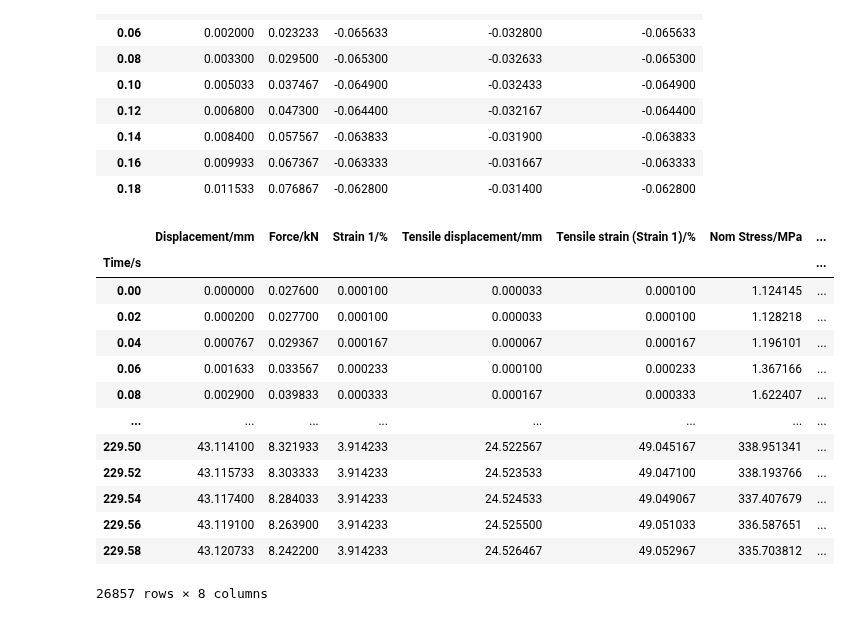
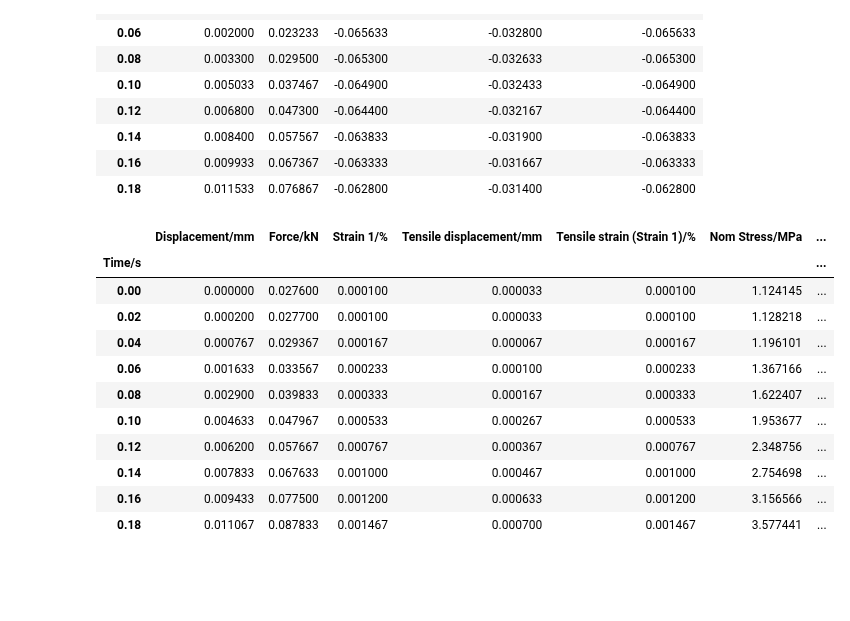
Before and after one commit to Thomas-J-Fish/II_Materials, a Jupyter notebook: P2_Plasticity/P2_analysis.ipynb, the cells around one changed output. Drawn from its saved outputs; the diff is of its cells as text; code cells hidden in the pictures; blank space fills up the shorter version.

```diff
--- a/P2_Plasticity/P2_analysis.ipynb
+++ b/P2_Plasticity/P2_analysis.ipynb
@@ -145,39 +145,37 @@ A_avg.head(10)
 # %%
 # Calculate true and engineering stress
 # Tensile sample dimensions
 
 # UPDATE
 l = 0.0856
 w = 0.0124
 h = 0.00198
 
 A_avg['Nom Stress/MPa'] = A_avg['Force/kN'] / ((w*h) * 1e3)
 B_avg['Nom Stress/MPa'] = B_avg['Force/kN'] / ((w*h) * 1e3)
 S_avg['Nom Stress/MPa'] = S_avg['Force/kN'] / ((w*h) * 1e3)
 
-A_avg['True Stress/MPa'] = A_avg['Nom Stress/MPa'] * (1 + (A_avg['Strain 1/%']/100))
-B_avg['True Stress/MPa'] = B_avg['Nom Stress/MPa'] * (1 + (B_avg['Strain 1/%']/100))
-S_avg['True Stress/MPa'] = S_avg['Nom Stress/MPa'] * (1 + (S_avg['Strain 1/%']/100))
+A_avg['True Stress/MPa'] = A_avg['Nom Stress/MPa'] * (1 + (A_avg['Tensile strain (Strain 1)/%']/100))
+B_avg['True Stress/MPa'] = B_avg['Nom Stress/MPa'] * (1 + (B_avg['Tensile strain (Strain 1)/%']/100))
+S_avg['True Stress/MPa'] = S_avg['Nom Stress/MPa'] * (1 + (S_avg['Tensile strain (Strain 1)/%']/100))
 
-A_avg['True Strain/%'] = np.log(1 + (A_avg['Strain 1/%']/100)) * 100
-B_avg['True Strain/%'] = np.log(1 + (B_avg['Strain 1/%']/100)) * 100
-S_avg['True Strain/%'] = np.log(1 + (S_avg['Strain 1/%']/100)) * 100
+A_avg['True Strain/%'] = np.log(1 + (A_avg['Tensile strain (Strain 1)/%']/100)) * 100
+B_avg['True Strain/%'] = np.log(1 + (B_avg['Tensile strain (Strain 1)/%']/100)) * 100
+S_avg['True Strain/%'] = np.log(1 + (S_avg['Tensile strain (Strain 1)/%']/100)) * 100
 
-S_avg.head(-10)
+S_avg.head(10)
 # %% [output]
 |  | Displacement/mm | Force/kN | Strain 1/% | Tensile displacement/mm | Tensile strain (Strain 1)/% | Nom Stress/MPa | ... |
 | Time/s |  |  |  |  |  |  | ... |
 | 0.00 | 0.000000 | 0.027600 | 0.000100 | 0.000033 | 0.000100 | 1.124145 | ... |
 | 0.02 | 0.000200 | 0.027700 | 0.000100 | 0.000033 | 0.000100 | 1.128218 | ... |
 | 0.04 | 0.000767 | 0.029367 | 0.000167 | 0.000067 | 0.000167 | 1.196101 | ... |
 | 0.06 | 0.001633 | 0.033567 | 0.000233 | 0.000100 | 0.000233 | 1.367166 | ... |
 | 0.08 | 0.002900 | 0.039833 | 0.000333 | 0.000167 | 0.000333 | 1.622407 | ... |
-| ... | ... | ... | ... | ... | ... | ... | ... |
-| 229.50 | 43.114100 | 8.321933 | 3.914233 | 24.522567 | 49.045167 | 338.951341 | ... |
-| 229.52 | 43.115733 | 8.303333 | 3.914233 | 24.523533 | 49.047100 | 338.193766 | ... |
-| 229.54 | 43.117400 | 8.284033 | 3.914233 | 24.524533 | 49.049067 | 337.407679 | ... |
-| 229.56 | 43.119100 | 8.263900 | 3.914233 | 24.525500 | 49.051033 | 336.587651 | ... |
-| 229.58 | 43.120733 | 8.242200 | 3.914233 | 24.526467 | 49.052967 | 335.703812 | ... |
+| 0.10 | 0.004633 | 0.047967 | 0.000533 | 0.000267 | 0.000533 | 1.953677 | ... |
+| 0.12 | 0.006200 | 0.057667 | 0.000767 | 0.000367 | 0.000767 | 2.348756 | ... |
+| 0.14 | 0.007833 | 0.067633 | 0.001000 | 0.000467 | 0.001000 | 2.754698 | ... |
+| 0.16 | 0.009433 | 0.077500 | 0.001200 | 0.000633 | 0.001200 | 3.156566 | ... |
+| 0.18 | 0.011067 | 0.087833 | 0.001467 | 0.000700 | 0.001467 | 3.577441 | ... |
-26857 rows × 8 columns
 # %%
 # Plot curves of both engineering and true stress vs strain
```
Also changed, not shown: parts of 4 cells of this notebook, 2 other files.
